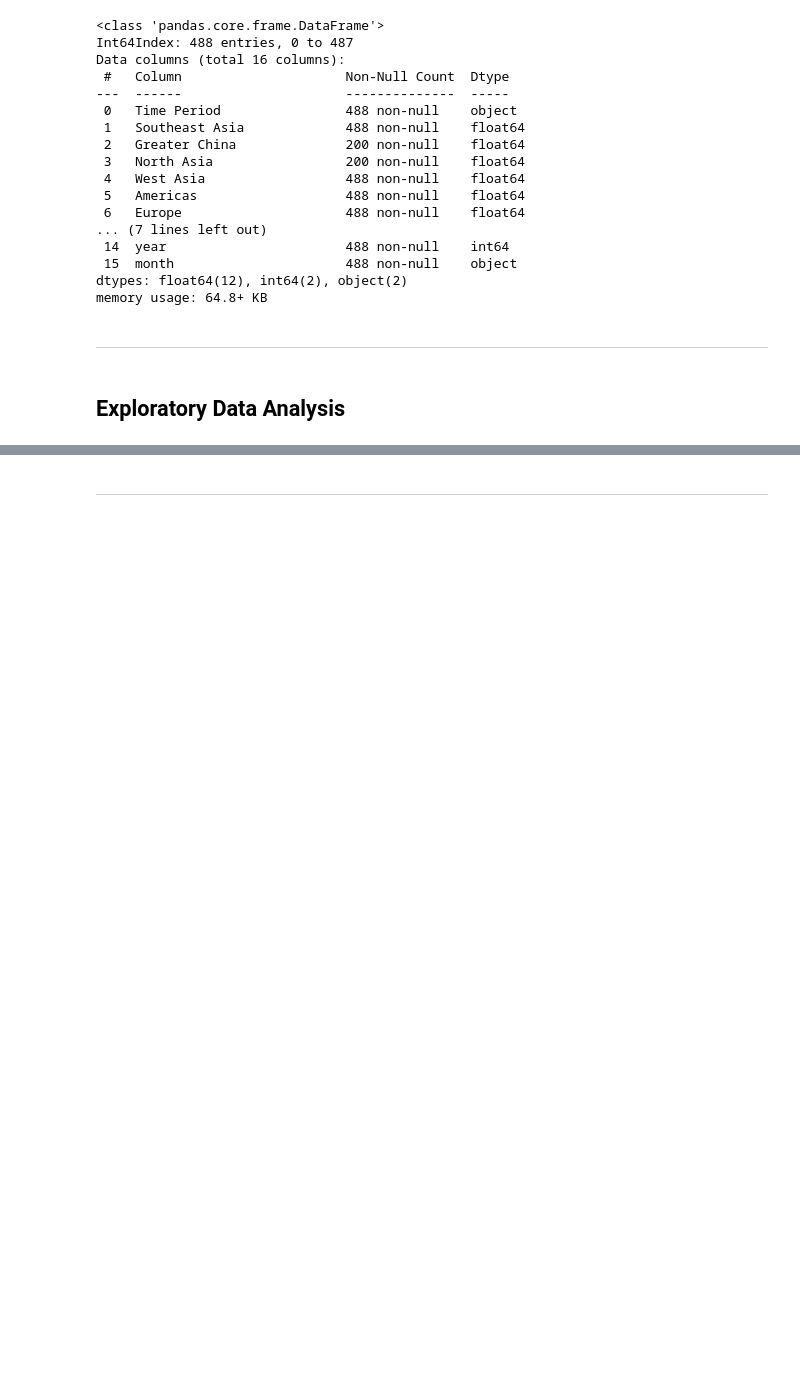
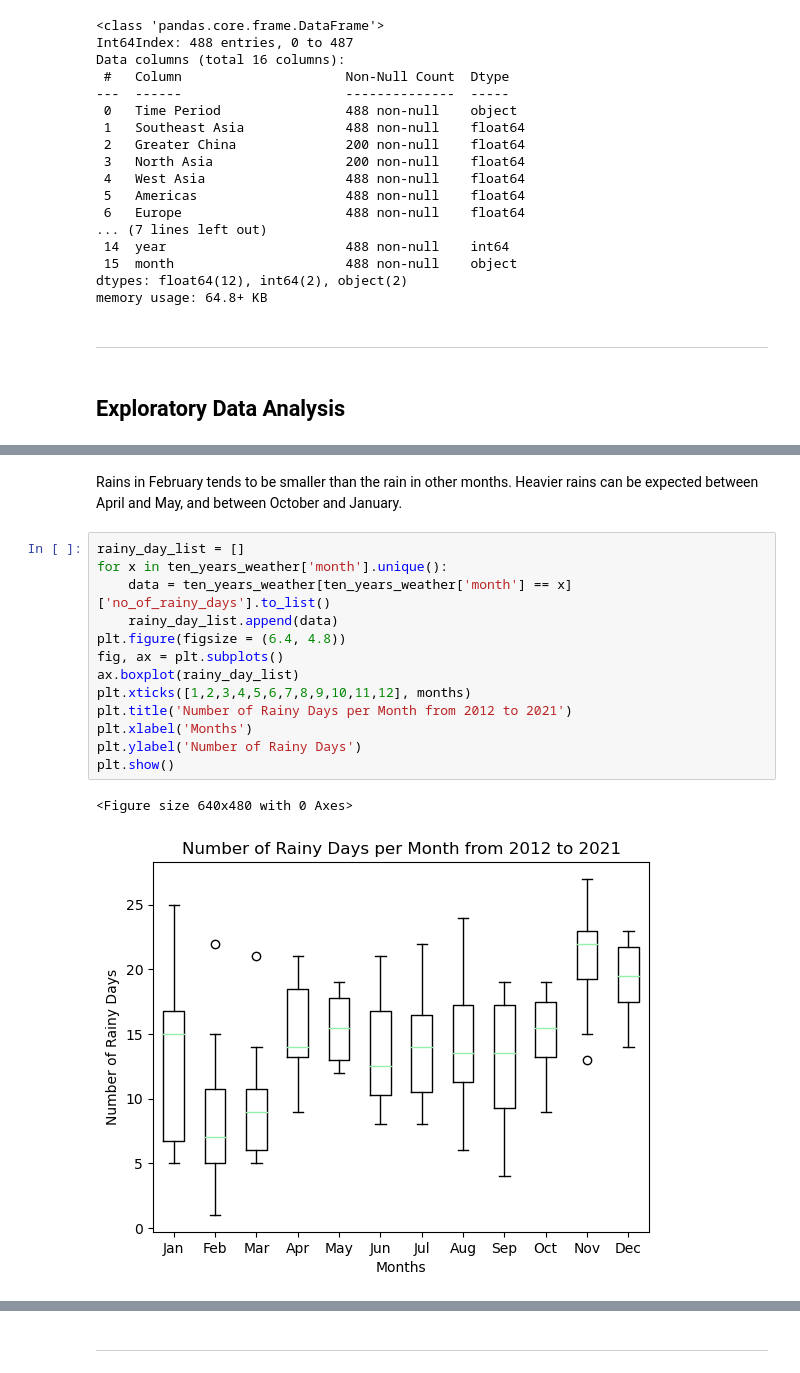
Before and after one commit to altheaxcvii/GA-Labs, a Jupyter notebook: Project 1/code/proj1code.ipynb, the cells around one changed output, grey strips where cells are left out. Drawn from its saved outputs; the diff is of its cells as text; blank space fills up the shorter version.

```diff
--- a/Project 1/code/proj1code.ipynb
+++ b/Project 1/code/proj1code.ipynb
@@ -132,0 +171,18 @@ memory usage: 64.8+ KB
+# %% [markdown]
+Rains in February tends to be smaller than the rain in other months. Heavier rains can be expected between April and May, and between October and January.
+# %%
+rainy_day_list = []
+for x in ten_years_weather['month'].unique():
+    data = ten_years_weather[ten_years_weather['month'] == x]['no_of_rainy_days'].to_list()
+    rainy_day_list.append(data)
+plt.figure(figsize = (6.4, 4.8))
+fig, ax = plt.subplots()
+ax.boxplot(rainy_day_list)
+plt.xticks([1,2,3,4,5,6,7,8,9,10,11,12], months)
+plt.title('Number of Rainy Days per Month from 2012 to 2021')
+plt.xlabel('Months')
+plt.ylabel('Number of Rainy Days')
+plt.show()
+# %% [output]
+<Figure size 640x480 with 0 Axes>
+[figure, added]
```
Also changed, not shown: parts of 19 cells of this notebook.
